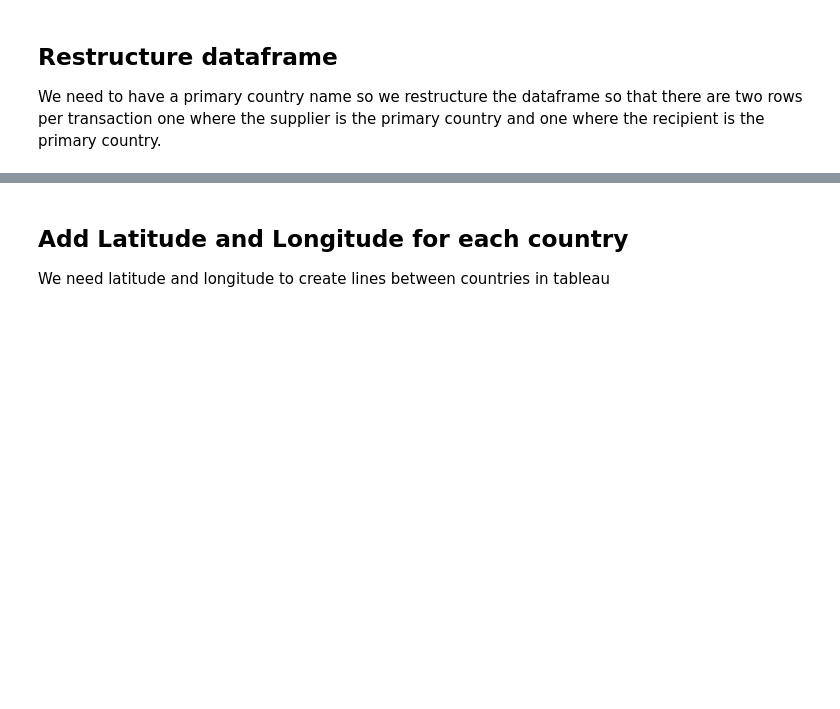
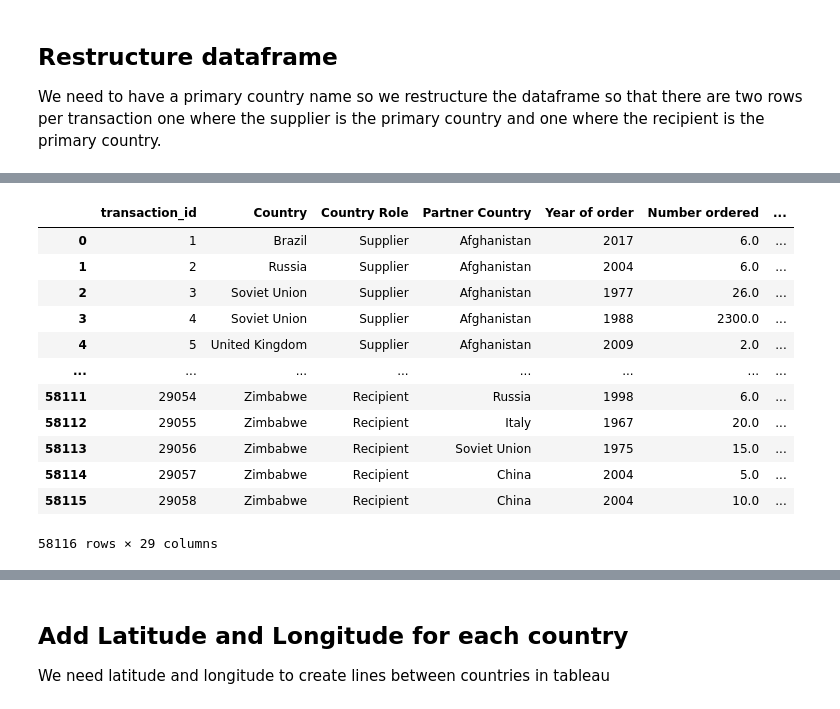
Before and after one commit to ClaytonB-3/arms-trade-proj, a Jupyter notebook: data_cleaning.ipynb, the cells around one changed output, grey strips where cells are left out. Drawn from its saved outputs; the diff is of its cells as text; code cells hidden in the pictures; blank space fills up the shorter version.

```diff
--- a/data_cleaning.ipynb
+++ b/data_cleaning.ipynb
@@ -517,21 +771,35 @@ melt_wdi_sipri_merge.info()
 # %%
 drop_cols = ['Year', 'Region', 'Income Group', 'Country Name', 'sipri_country_mapping']
 melt_wdi_sipri_merge = melt_wdi_sipri_merge.drop(columns=drop_cols)
 melt_wdi_sipri_merge= melt_wdi_sipri_merge.merge(country_region_mapping, how='left', left_on='Country', right_on='sipri_country_mapping')
 melt_wdi_sipri_merge.drop(columns=['sipri_country_mapping'], inplace=True)
 melt_wdi_sipri_merge.rename(mapper={'Region':'Primary Country Region',
-                                    'Income Group':'Primary Country Region',
+                                    'Income Group':'Primary Country Income Group',
                                     'two_alpha_code':'primary_two_alpha_code',
                                     #'sipri_country_mapping_x':'sipri_country_mapping'
                                    }, axis=1, inplace=True)
 melt_wdi_sipri_merge= melt_wdi_sipri_merge.merge(country_region_mapping, how='left', left_on='Partner Country', right_on='sipri_country_mapping')
 melt_wdi_sipri_merge.drop(columns=['sipri_country_mapping'], inplace=True)
 melt_wdi_sipri_merge.rename(mapper={'Region':'Partner Country Region',
-                                    'Income Group':'Partner Country Region',
+                                    'Income Group':'Partner Country Income Group',
                                     'two_alpha_code':'partner_two_alpha_code',
                                    # 'sipri_country_mapping_x':'sipri_country_mapping'
                                    }, axis=1, inplace=True)
 
 melt_wdi_sipri_merge
+# %% [output]
+|  | transaction_id | Country | Country Role | Partner Country | Year of order | Number ordered | ... |
+| 0 | 1 | Brazil | Supplier | Afghanistan | 2017 | 6.0 | ... |
+| 1 | 2 | Russia | Supplier | Afghanistan | 2004 | 6.0 | ... |
+| 2 | 3 | Soviet Union | Supplier | Afghanistan | 1977 | 26.0 | ... |
+| 3 | 4 | Soviet Union | Supplier | Afghanistan | 1988 | 2300.0 | ... |
+| 4 | 5 | United Kingdom | Supplier | Afghanistan | 2009 | 2.0 | ... |
+| ... | ... | ... | ... | ... | ... | ... | ... |
+| 58111 | 29054 | Zimbabwe | Recipient | Russia | 1998 | 6.0 | ... |
+| 58112 | 29055 | Zimbabwe | Recipient | Italy | 1967 | 20.0 | ... |
+| 58113 | 29056 | Zimbabwe | Recipient | Soviet Union | 1975 | 15.0 | ... |
+| 58114 | 29057 | Zimbabwe | Recipient | China | 2004 | 5.0 | ... |
+| 58115 | 29058 | Zimbabwe | Recipient | China | 2004 | 10.0 | ... |
+58116 rows × 29 columns
 # %%
 melt_wdi_sipri_merge.info()
```
Also changed, not shown: parts of 38 cells of this notebook, 5 other files.
